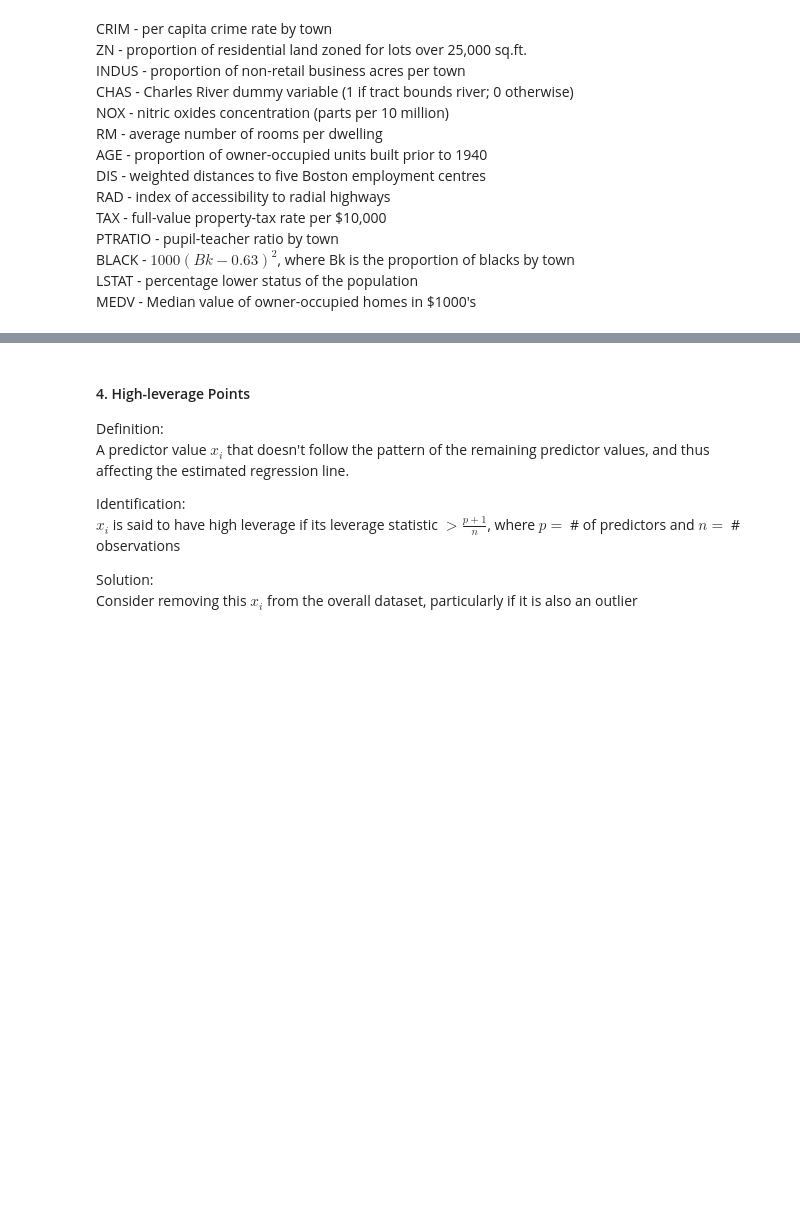
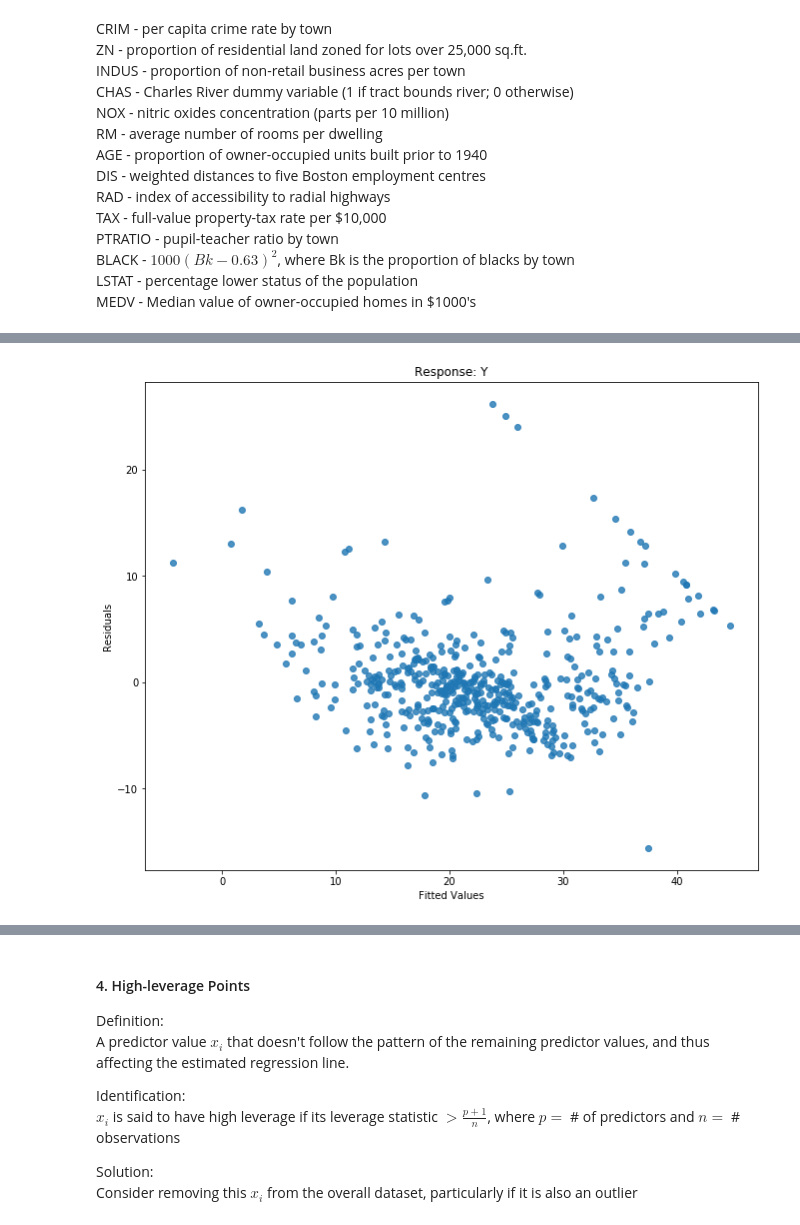
Before and after one commit to dsnair/ISLR, a Jupyter notebook: labs/chapter3/multiple_linear_regression.ipynb, the cells around one changed output, grey strips where cells are left out. Cells and saved outputs as stored; diff of their text form; code cells hidden in the pictures; blank space fills up the shorter version.

```diff
--- a/labs/chapter3/multiple_linear_regression.ipynb
+++ b/labs/chapter3/multiple_linear_regression.ipynb
@@ -76,0 +104,11 @@ df.describe()
+# %%
+# Fit the linear model
+lm = smf.ols(formula = "medv ~ x", data = df).fit()
+# %%
+fig, ax = plt.subplots(figsize=(11, 9))
+sns.regplot(x=lm.predict(), y=lm.resid, fit_reg=False)
+plt.ylabel('Residuals')
+plt.xlabel('Fitted Values')
+plt.title('Response: Y');
+# %% [output]
+[figure, added]
```
Also changed, not shown: parts of 12 cells of this notebook, 3 other files.
